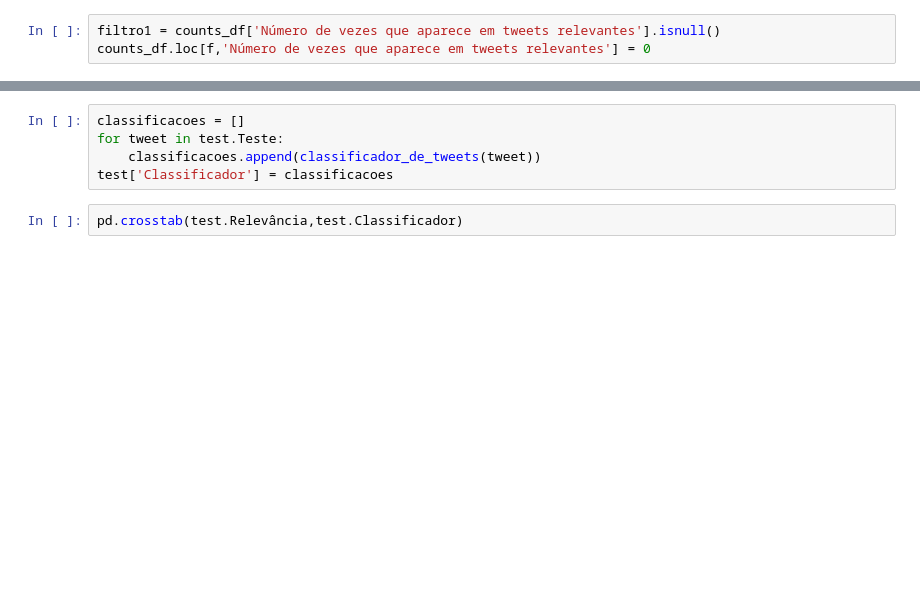
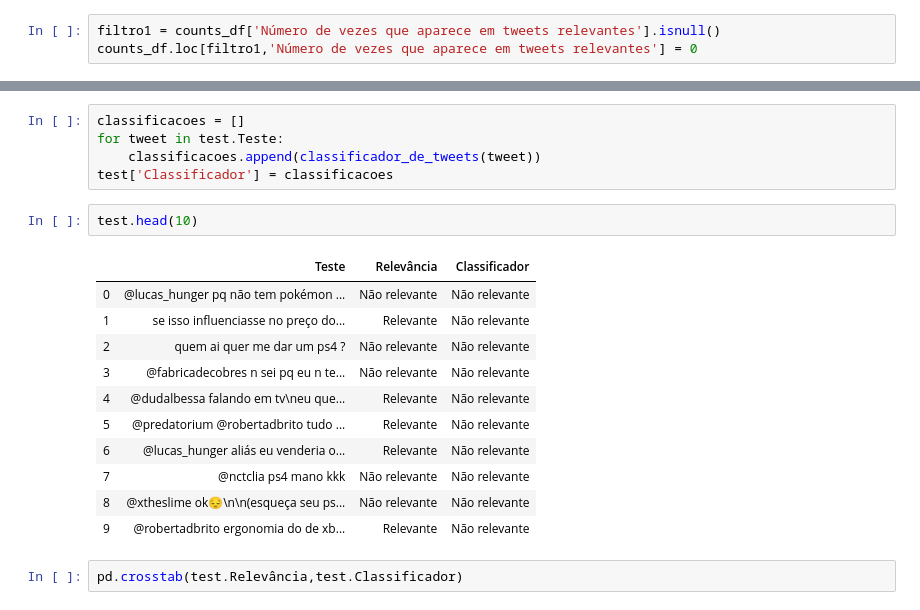
Before and after one commit to jonathansutton1/Projeto-1-CDados, a Jupyter notebook: Projeto1_Classificador_layout.ipynb, the cells around one changed output, grey strips where cells are left out. Cells and saved outputs as stored; diff of their text form; blank space fills up the shorter version.

```diff
--- a/Projeto1_Classificador_layout.ipynb
+++ b/Projeto1_Classificador_layout.ipynb
@@ -163,4 +163,4 @@ counts_irrelevantes_df = pd.DataFrame(counts_irrelevantes) #DataFrame com frequ
 counts_df = counts_relevantes_df.join(counts_irrelevantes_df, how="outer")
 # %%
 filtro1 = counts_df['Número de vezes que aparece em tweets relevantes'].isnull()
-counts_df.loc[f,'Número de vezes que aparece em tweets relevantes'] = 0
+counts_df.loc[filtro1,'Número de vezes que aparece em tweets relevantes'] = 0
@@ -231,6 +225,20 @@ classificacoes = []
 for tweet in test.Teste:
     classificacoes.append(classificador_de_tweets(tweet))
 test['Classificador'] = classificacoes
+# %%
+test.head(10)
+# %% [output]
+|  | Teste | Relevância | Classificador |
+| 0 | @lucas_hunger pq não tem pokémon ... | Não relevante | Não relevante |
+| 1 | se isso influenciasse no preço do... | Relevante | Não relevante |
+| 2 | quem ai quer me dar um ps4 ? | Não relevante | Não relevante |
+| 3 | @fabricadecobres n sei pq eu n te... | Não relevante | Não relevante |
+| 4 | @dudalbessa falando em tv\neu que... | Relevante | Não relevante |
+| 5 | @predatorium @robertadbrito tudo ... | Relevante | Não relevante |
+| 6 | @lucas_hunger aliás eu venderia o... | Relevante | Não relevante |
+| 7 | @nctclia ps4 mano kkk | Não relevante | Não relevante |
+| 8 | @xtheslime ok😔\n\n(esqueça seu ps... | Não relevante | Não relevante |
+| 9 | @robertadbrito ergonomia do de xb... | Relevante | Não relevante |
 # %%
 pd.crosstab(test.Relevância,test.Classificador)
 # %% [output]
```
Also changed, not shown: parts of 4 cells of this notebook.
